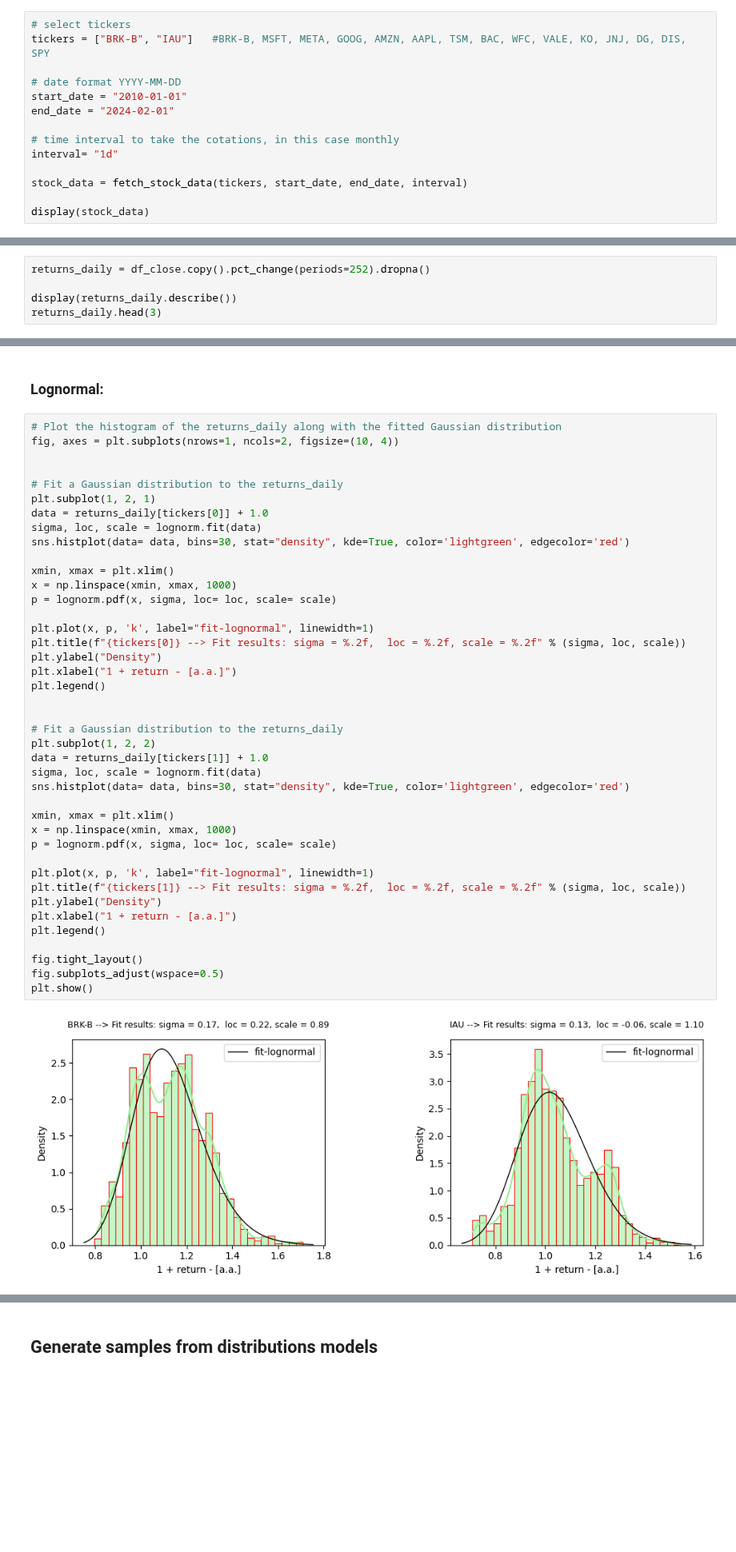
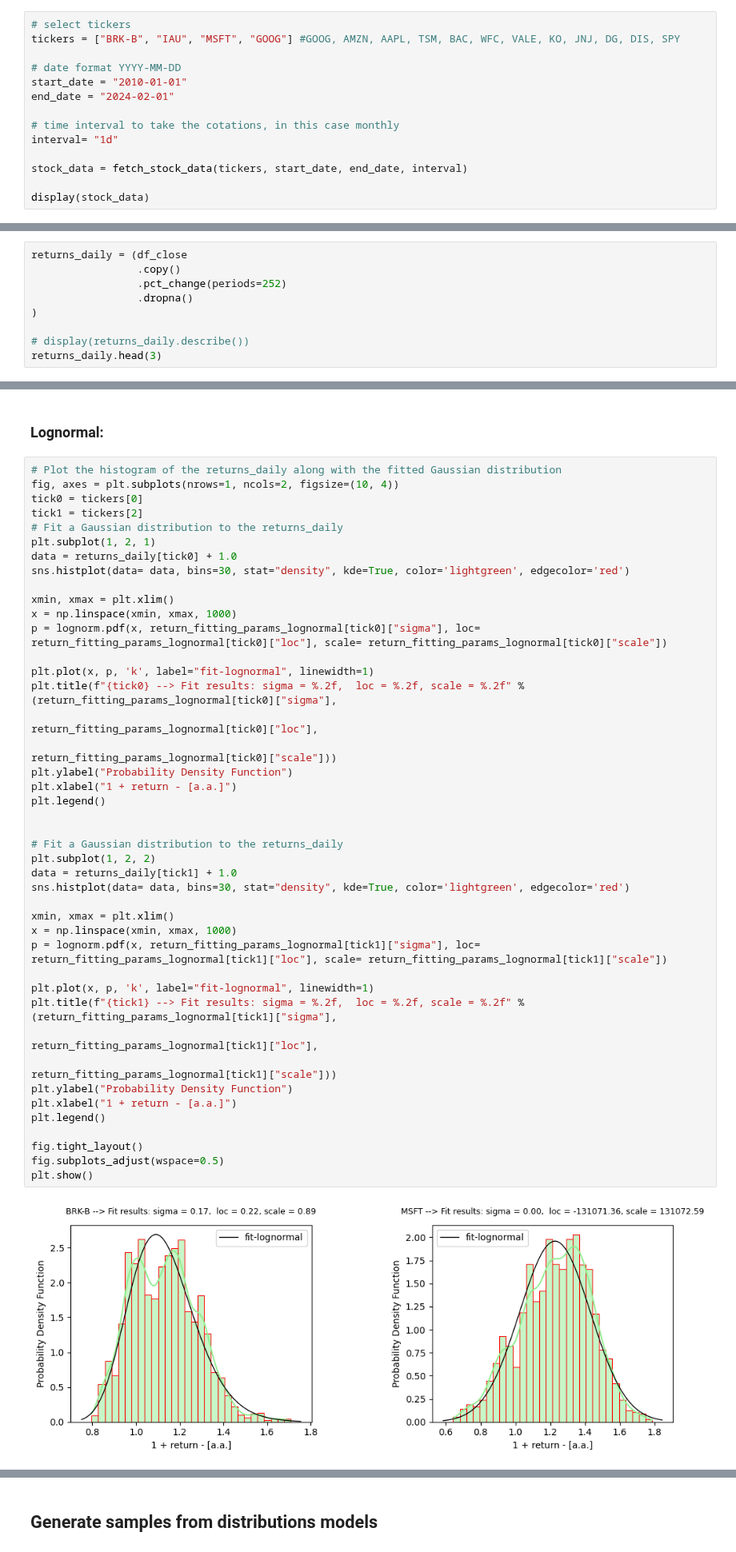
Before and after one commit to UlissesMorais/N-assets-allocation-simulation-model, a Jupyter notebook: historical-returns.ipynb, the cells around one changed output, grey strips where cells are left out. Shown at 80% size. Cells and saved outputs as stored; diff of their text form; blank space fills up the shorter version.

Commit message:
Calculate return for N assets

```diff
--- a/historical-returns.ipynb
+++ b/historical-returns.ipynb
@@ -24,7 +24,7 @@ def fetch_stock_data(tickers, start_date, end_date, interval):
     return data
 # %%
 # select tickers
-tickers = ["BRK-B", "IAU"]   #BRK-B, MSFT, META, GOOG, AMZN, AAPL, TSM, BAC, WFC, VALE, KO, JNJ, DG, DIS, SPY
+tickers = ["BRK-B", "IAU", "MSFT", "GOOG"] #GOOG, AMZN, AAPL, TSM, BAC, WFC, VALE, KO, JNJ, DG, DIS, SPY
 
 # date format YYYY-MM-DD
 start_date = "2010-01-01"
@@ -95,6 +91,10 @@ memory usage: 83.0 KB
 # %%
-returns_daily = df_close.copy().pct_change(periods=252).dropna()
+returns_daily = (df_close
+                 .copy()
+                 .pct_change(periods=252)
+                 .dropna()
+)
 
-display(returns_daily.describe())
+# display(returns_daily.describe())
 returns_daily.head(3)
 # %% [output]
@@ -179,43 +122,45 @@ plt.show()
 # %%
 # Plot the histogram of the returns_daily along with the fitted Gaussian distribution
 fig, axes = plt.subplots(nrows=1, ncols=2, figsize=(10, 4))
-
-
+tick0 = tickers[0]
+tick1 = tickers[2]
 # Fit a Gaussian distribution to the returns_daily
 plt.subplot(1, 2, 1)
-data = returns_daily[tickers[0]] + 1.0
-sigma, loc, scale = lognorm.fit(data)
+data = returns_daily[tick0] + 1.0
 sns.histplot(data= data, bins=30, stat="density", kde=True, color='lightgreen', edgecolor='red')
 
 xmin, xmax = plt.xlim()
 x = np.linspace(xmin, xmax, 1000)
-p = lognorm.pdf(x, sigma, loc= loc, scale= scale)
+p = lognorm.pdf(x, return_fitting_params_lognormal[tick0]["sigma"], loc= return_fitting_params_lognormal[tick0]["loc"], scale= return_fitting_params_lognormal[tick0]["scale"])
 
 plt.plot(x, p, 'k', label="fit-lognormal", linewidth=1)
-plt.title(f"{tickers[0]} --> Fit results: sigma = %.2f,  loc = %.2f, scale = %.2f" % (sigma, loc, scale))
-plt.ylabel("Density")
+plt.title(f"{tick0} --> Fit results: sigma = %.2f,  loc = %.2f, scale = %.2f" % (return_fitting_params_lognormal[tick0]["sigma"],
+                                                                                      return_fitting_params_lognormal[tick0]["loc"],
+                                                                                      return_fitting_params_lognormal[tick0]["scale"]))
+plt.ylabel("Probability Density Function")
 plt.xlabel("1 + return - [a.a.]")
 plt.legend()
 
 
 # Fit a Gaussian distribution to the returns_daily
 plt.subplot(1, 2, 2)
-data = returns_daily[tickers[1]] + 1.0
-sigma, loc, scale = lognorm.fit(data)
+data = returns_daily[tick1] + 1.0
 sns.histplot(data= data, bins=30, stat="density", kde=True, color='lightgreen', edgecolor='red')
 
 xmin, xmax = plt.xlim()
 x = np.linspace(xmin, xmax, 1000)
-p = lognorm.pdf(x, sigma, loc= loc, scale= scale)
+p = lognorm.pdf(x, return_fitting_params_lognormal[tick1]["sigma"], loc= return_fitting_params_lognormal[tick1]["loc"], scale= return_fitting_params_lognormal[tick1]["scale"])
 
 plt.plot(x, p, 'k', label="fit-lognormal", linewidth=1)
-plt.title(f"{tickers[1]} --> Fit results: sigma = %.2f,  loc = %.2f, scale = %.2f" % (sigma, loc, scale))
-plt.ylabel("Density")
+plt.title(f"{tick1} --> Fit results: sigma = %.2f,  loc = %.2f, scale = %.2f" % (return_fitting_params_lognormal[tick1]["sigma"],
+                                                                                      return_fitting_params_lognormal[tick1]["loc"],
+                                                                                      return_fitting_params_lognormal[tick1]["scale"]))
+plt.ylabel("Probability Density Function")
 plt.xlabel("1 + return - [a.a.]")
 plt.legend()
 
 fig.tight_layout()
 fig.subplots_adjust(wspace=0.5)
 plt.show()
 # %% [output]
-[figure, old version]
+[figure, new version]
```
Also changed, not shown: parts of 39 cells of this notebook, 1 other file.
